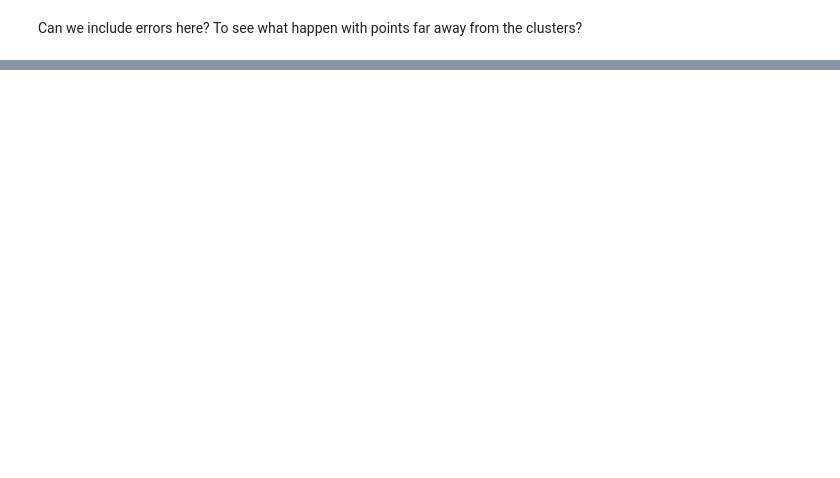
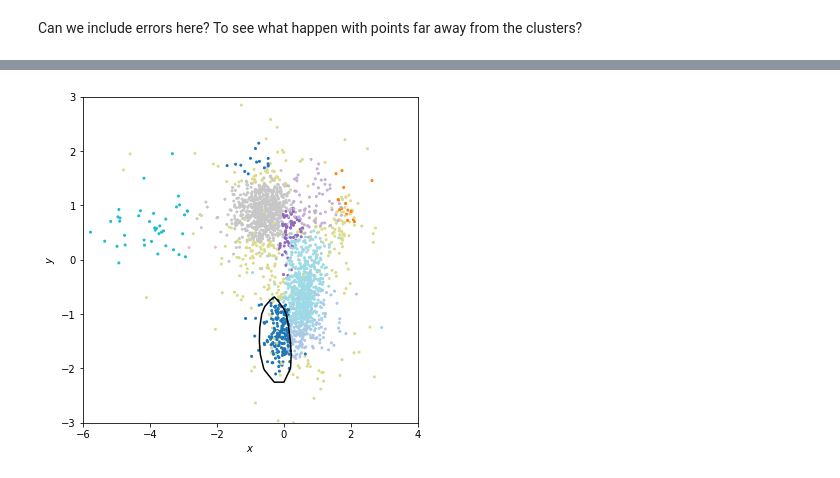
Before and after one commit to milicolazo/Astrostatistics, a Jupyter notebook: Astrostatistics.ipynb, the cells around one changed output, grey strips where cells are left out. Saved outputs shown, nothing was run; the diff lists cells and outputs as text; code cells hidden in the pictures; blank space fills up the shorter version.

```diff
--- a/Astrostatistics.ipynb
+++ b/Astrostatistics.ipynb
@@ -382,0 +412,41 @@ sample = clf.sample(N)
+# %%
+skmall = pd.read_csv('Skymapper-taxo-colors.csv')
+skmall = skmall[['Number','i-z','g-r','g-i','g-z','r-i','r-z',
+           'v-g','v-r','v-i','v-z',
+           'u-v','u-g','u-r','u-i','u-z','complex']]
+skmall = skmall.dropna(how='any')
+skmall.Number = skmall.Number.astype(int)
+# %%
+X = skmall[['i-z', 'g-i']].to_numpy()
+X = StandardScaler().fit_transform(X)
+# %%
+y = skmall.complex = [ ord(x) - 64 for x in skmall.complex ]
+y = skmall.complex.values
+# %%
+# Fit the Naive Bayes classifier
+clf = GaussianNB()
+clf.fit(X, y)
+
+# predict the classification probabilities on a grid
+xlim = (-10 ,10)
+ylim = (-10, 10)
+xx, yy = np.meshgrid(np.linspace(xlim[0], xlim[1], 71),
+                     np.linspace(ylim[0], ylim[1], 81))
+Z = clf.predict_proba(np.c_[xx.ravel(), yy.ravel()])
+Z = Z[:, 1].reshape(xx.shape)
+# %%
+# Plot the results
+fig = plt.figure(figsize=(6,6))
+ax = fig.add_subplot(111)
+ax.scatter(X[:, 0], X[:, 1], c=y, cmap='tab20', zorder=2, s=4)
+
+ax.contour(xx, yy, Z, [.5], colors='k')
+plt.xlim(-6,4)
+plt.ylim(-3,3)
+
+ax.set_xlabel('$x$')
+ax.set_ylabel('$y$')
+
+plt.show()
+# %% [output]
+[figure, added]
```
Also changed, not shown: parts of 17 cells of this notebook.
